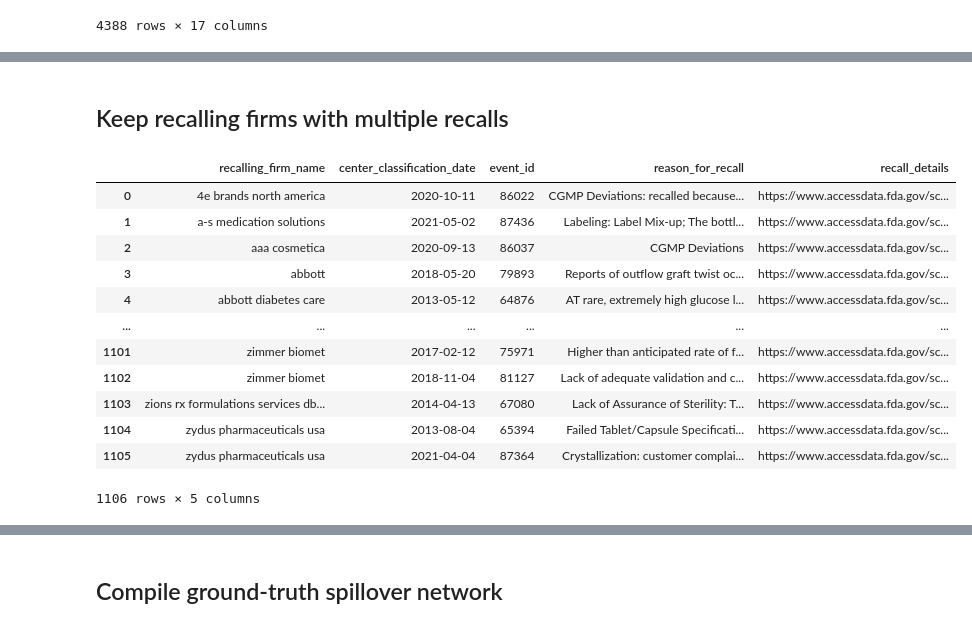
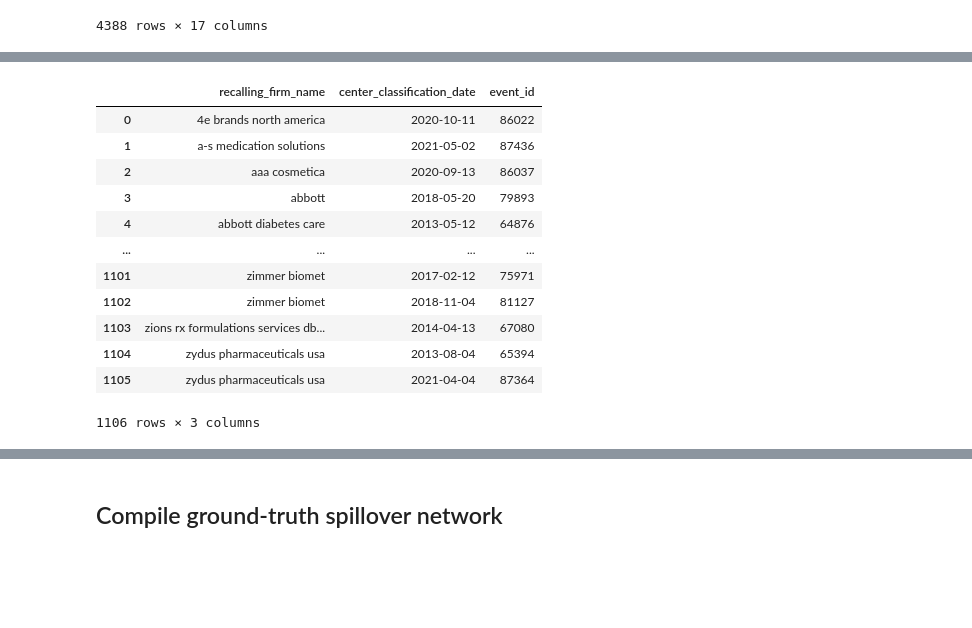
Before and after one commit to calebclayreagor/DELAY-finance, a Jupyter notebook: notebooks/ground-truth-network.ipynb, the cells around one changed output, grey strips where cells are left out. Cells and saved outputs as stored; diff of their text form; code cells hidden in the pictures; blank space fills up the shorter version.

```diff
--- a/notebooks/ground-truth-network.ipynb
+++ b/notebooks/ground-truth-network.ipynb
@@ -93,8 +19,10 @@ recalls
 # %%
+pth = dataset_download('mexwell/fda-product-recalls')
+fn = os.path.join(pth, 'fda_product_recalls.csv')
+recalls = pd.read_csv(fn, parse_dates = ['center_classification_date'])
 msk_med = recalls.product_type.isin(['Drugs', 'Devices', 'Biologics'])
 msk_c1 = (recalls.event_classification == 'Class I')
-recalls_medc1 = recalls.loc[msk_med & msk_c1].copy()
-recalls_medc1
+recalls_medc1 = recalls.loc[msk_med & msk_c1]; recalls_medc1
 # %% [output]
 |  | fei_number | recalling_firm_name | product_type | product_classification | status | distribution_pattern | ... |
 | 26 | 2.936999e+06 | Covidien | Devices | Class I | Ongoing | Worldwide - US Nationwide distrib... | ... |
@@ -114,14 +42,14 @@ recalls_medc1
 # %%
-recalling_firm_name = recalls_medc1.recalling_firm_name.copy()
-basename = lambda x: custom_basename(x, prepare_default_terms(), middle = True)
+terms = prepare_default_terms()
+basename = lambda x: custom_basename(x, terms, middle = True)
 for i in range(2):
-    for _ in range(3): recalling_firm_name = recalling_firm_name.map(basename)
-    recalling_firm_name = (recalling_firm_name
-                           .str.lower()
-                           .str.replace(r"\/|\.", ' ', regex = True)
-                           .str.replace(r'[^\w\s\-]', '', regex = True)
-                           .str.replace(r'\s+', ' ', regex = True)
-                           .str.replace(r'(?<=\b\w) (?=\w\b)', '', regex = True)
-                           .str.strip())
-recalls_medc1['recalling_firm_name'] = recalling_firm_name.copy()
-recalls_medc1
+    for _ in range(3):
+        recalls_medc1.loc[:, 'recalling_firm_name'] = \
+            recalls_medc1.recalling_firm_name.map(basename)
+    recalls_medc1.loc[:, 'recalling_firm_name'] = (
+        recalls_medc1.recalling_firm_name.str.lower()
+        .str.replace(r"\/|\.", ' ', regex = True)
+        .str.replace(r'[^\w\s\-]', '', regex = True)
+        .str.replace(r'\s+', ' ', regex = True)
+        .str.replace(r'(?<=\b\w) (?=\w\b)', '', regex = True)
+        .str.strip())
@@ -142,23 +56,20 @@ recalls_medc1
-# %% [markdown]
-## Keep recalling firms with multiple recalls
 # %%
 # deduplicate events per-firm in a 1-week period
-colnames = ['event_id', 'recalling_firm_name', datecol,
-            'reason_for_recall', 'recall_details']
-recalls_events = (recalls_medc1.loc[:, colnames].groupby(
-    [colnames[1], pd.Grouper(key = datecol, freq = 'W')])
-    .last().reset_index()); recalls_events
+colnames = ['event_id', 'recalling_firm_name', 'center_classification_date']
+by = ['recalling_firm_name', pd.Grouper(key = 'center_classification_date', freq = 'W')]
+recalls_events = recalls_medc1.loc[:, colnames].groupby(by).min().reset_index()
+recalls_events
 # %% [output]
-|  | recalling_firm_name | center_classification_date | event_id | reason_for_recall | recall_details |
-| 0 | 4e brands north america | 2020-10-11 | 86022 | CGMP Deviations: recalled because... | https://www.accessdata.fda.gov/sc... |
-| 1 | a-s medication solutions | 2021-05-02 | 87436 | Labeling: Label Mix-up; The bottl... | https://www.accessdata.fda.gov/sc... |
-| 2 | aaa cosmetica | 2020-09-13 | 86037 | CGMP Deviations | https://www.accessdata.fda.gov/sc... |
-| 3 | abbott | 2018-05-20 | 79893 | Reports of outflow graft twist oc... | https://www.accessdata.fda.gov/sc... |
-| 4 | abbott diabetes care | 2013-05-12 | 64876 | AT rare, extremely high glucose l... | https://www.accessdata.fda.gov/sc... |
-| ... | ... | ... | ... | ... | ... |
-| 1101 | zimmer biomet | 2017-02-12 | 75971 | Higher than anticipated rate of f... | https://www.accessdata.fda.gov/sc... |
-| 1102 | zimmer biomet | 2018-11-04 | 81127 | Lack of adequate validation and c... | https://www.accessdata.fda.gov/sc... |
-| 1103 | zions rx formulations services db... | 2014-04-13 | 67080 | Lack of Assurance of Sterility: T... | https://www.accessdata.fda.gov/sc... |
-| 1104 | zydus pharmaceuticals usa | 2013-08-04 | 65394 | Failed Tablet/Capsule Specificati... | https://www.accessdata.fda.gov/sc... |
-| 1105 | zydus pharmaceuticals usa | 2021-04-04 | 87364 | Crystallization: customer complai... | https://www.accessdata.fda.gov/sc... |
+|  | recalling_firm_name | center_classification_date | event_id |
+| 0 | 4e brands north america | 2020-10-11 | 86022 |
+| 1 | a-s medication solutions | 2021-05-02 | 87436 |
+| 2 | aaa cosmetica | 2020-09-13 | 86037 |
+| 3 | abbott | 2018-05-20 | 79893 |
+| 4 | abbott diabetes care | 2013-05-12 | 64876 |
+| ... | ... | ... | ... |
+| 1101 | zimmer biomet | 2017-02-12 | 75971 |
+| 1102 | zimmer biomet | 2018-11-04 | 81127 |
+| 1103 | zions rx formulations services db... | 2014-04-13 | 67080 |
+| 1104 | zydus pharmaceuticals usa | 2013-08-04 | 65394 |
+| 1105 | zydus pharmaceuticals usa | 2021-04-04 | 87364 |
-1106 rows × 5 columns
+1106 rows × 3 columns
```
Also changed, not shown: parts of 25 cells of this notebook, 52 other files.
